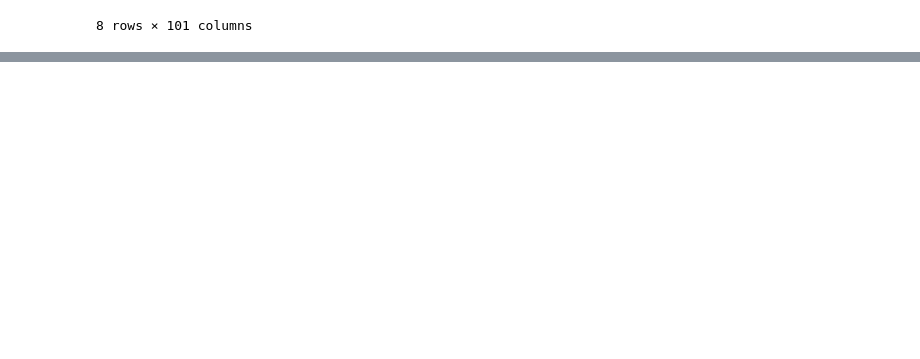
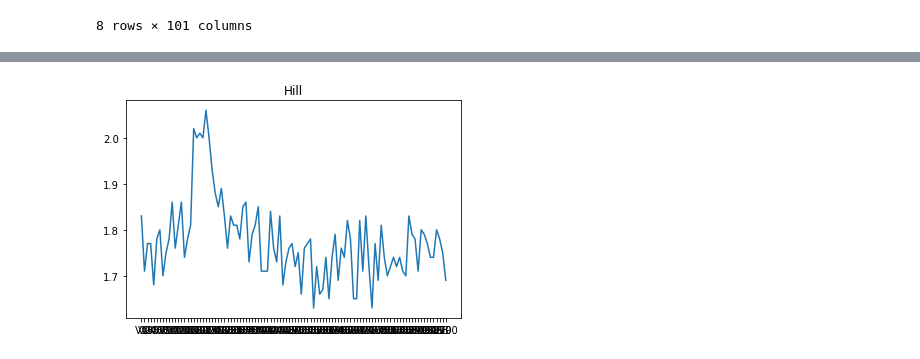
Before and after one commit to Dharmesh0073/Machine-Learning-Projects, a Jupyter notebook: Hill_Valley_LogisticRegression.ipynb, the cells around one changed output, grey strips where cells are left out. Drawn from its saved outputs; the diff is of its cells as text; code cells hidden in the pictures; blank space fills up the shorter version.

```diff
--- a/Hill_Valley_LogisticRegression.ipynb
+++ b/Hill_Valley_LogisticRegression.ipynb
@@ -57,0 +125,5 @@ df.describe()
+# %%
+plt.plot(X.iloc[1,:])
+plt.title('Hill');
+# %% [output]
+[figure, added]
```
Also changed, not shown: parts of 43 cells of this notebook.
